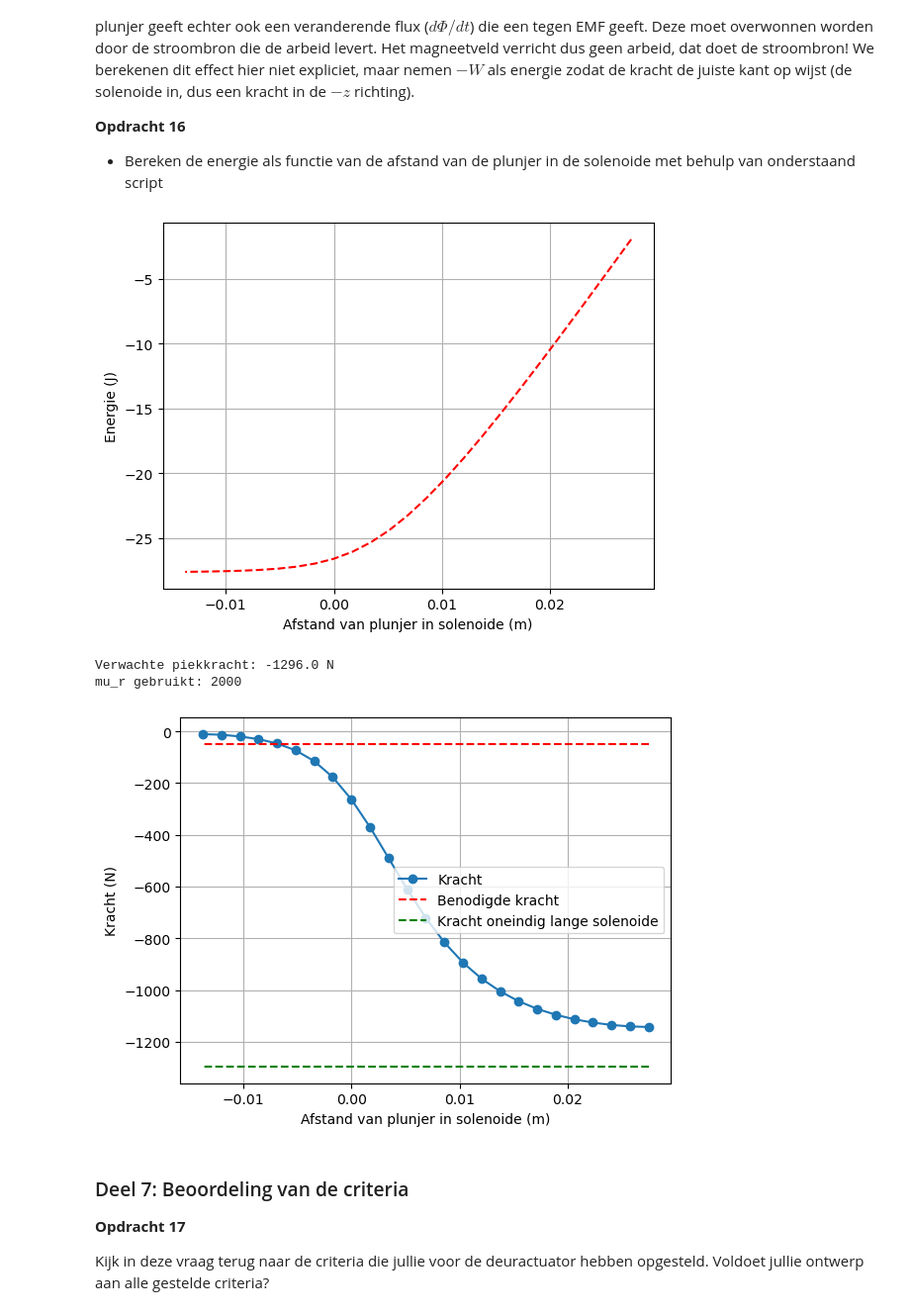
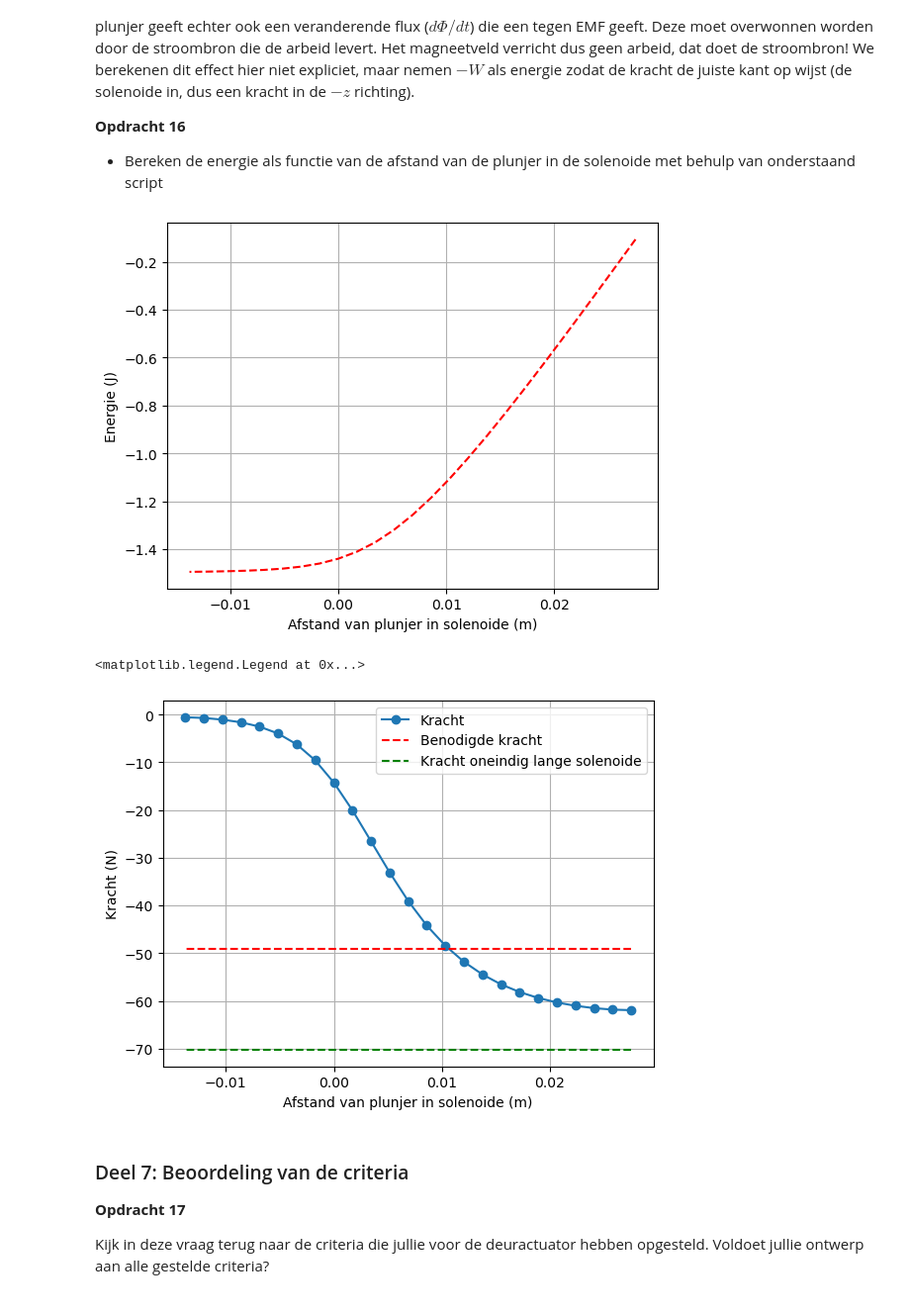
Before and after one commit to jasperbom747-creator/opdrachten-DEF-D-Jasper-Bom, a Jupyter notebook: DigitaleOntwerpopdrachten/Digitale opdracht 2/2KrachtactuatorOpdracht/KrachtactuatorOpdracht.ipynb, the cells around one changed output. Shown at 99% size. Saved outputs shown, nothing was run; the diff lists cells and outputs as text; code cells hidden in the pictures.

```diff
--- a/DigitaleOntwerpopdrachten/Digitale opdracht 2/2KrachtactuatorOpdracht/KrachtactuatorOpdracht.ipynb
+++ b/DigitaleOntwerpopdrachten/Digitale opdracht 2/2KrachtactuatorOpdracht/KrachtactuatorOpdracht.ipynb
@@ -303,7 +305,7 @@ r_source=np.array([0, 0, 0])
 
 
 
-def field_current_element(r_field, r_source, dl):
+def field_current_element(r_field, r_source, dl,I):
     # r_field are coordinates at which we want to calculate the field
     # r_source are coordinates of the current source
     # dl is the vector of the length of the current element
@@ -325,7 +327,7 @@ def field_current_element(r_field, r_source, dl):
 
 #printen van de antwoorden
 analytical_answer=(I/4/np.pi)*(L_draad/64)/np.sum((r_field-r_source)**2) # een veld elementje.
-numerical_answer= field_current_element(r_field, r_source, dl,)
+numerical_answer= field_current_element(r_field, r_source, dl,I)
 
 print(f'The analytical answer is {analytical_answer:.7f} A/m in the y-direction')
 
@@ -469,9 +476,10 @@ Bereken de $z$-component van het $\mathbf{H}$-veld op de as van de solenoide ove
 n_ax=25
 z_ax=np.linspace(0, 1.5*L_sol/2, n_ax) #25 punten vanaf midden tot 1.5 x lengte van de solenoïde
 H_ax=np.zeros((n_ax,1))
+I_sol = 0.5
 
 N=1000
-L_draad = 33  # m
+L_draad = l_max
 N_wikkel = L_draad / (2 * np.pi * r_sol)  #
 
 for i_field in range(n_ax):
@@ -496,7 +504,7 @@ for i_field in range(n_ax):
         #vector van een kleine afstand over de draad
         dl = np.array([-r_sol * np.sin(phi) * d_phi, r_sol * np.cos(phi) * d_phi, dz])
 
-        Hsimulated += field_current_element(r_field, r_source, dl)
+        Hsimulated += field_current_element(r_field, r_source, dl,I_sol)
         print(f"Ifield =  {i_field}", end="")
 
     # selecting the z-component
@@ -504,11 +512,11 @@ for i_field in range(n_ax):
 
 
 #H = n*I = N_omwent/L_sol * I (formule ideale solenoïde)
-analytical_answer = N_wikkel * I / L_sol
+analytical_answer = N_wikkel * I_sol / L_sol
 H_veld_ideaal=analytical_answer*np.ones(n_ax)*(1.0*(z_ax < L_sol/2))
 
 # dit is nog een aardige analytische uitdrukking die je kan uitrekenen voor de z-component op de as van een solenoide met eindige lengte
-H_veld_analytisch=(N_wikkel*I/L_sol/2)*((L_sol/2-z_ax)/np.sqrt((z_ax- L_sol/2)**2 + r_sol**2)+(L_sol/2+z_ax)/np.sqrt((z_ax+ L_sol/2)**2 + r_sol**2))
+H_veld_analytisch=(N_wikkel*I_sol/L_sol/2)*((L_sol/2-z_ax)/np.sqrt((z_ax- L_sol/2)**2 + r_sol**2)+(L_sol/2+z_ax)/np.sqrt((z_ax+ L_sol/2)**2 + r_sol**2))
 
 plt.figure(figsize=[10, 5])
 plt.title('z-component van H-veld op de as')
@@ -537,11 +545,11 @@ Zoals je uit je berekening voor het $\mathbf{H}$ kan zien is de energie van de p
 
 * Bereken de energie als functie van de afstand van de plunjer in de solenoide met behulp van onderstaand script
 # %%
-# Cel 39 — correct:
+
 H = H_ax.flatten()  # shape (25,)
 dz = z_ax[1] - z_ax[0]
 mu_0 = 4 * np.pi * 1e-7
-mu_r = 2000
+mu_r = 15000
 r_s = r_sol
 L_s = L_sol
 
@@ -555,31 +563,25 @@ plt.ylabel('Energie (J)')
 plt.grid()
 plt.show()
 # %% [output]
-[figure, old version]
+[figure, new version]
 # %%
-# Cel 40 — correct:
-force_analytical = -mu_0 * mu_r * np.pi * r_s**2 * N_wikkel**2 * I**2 / 2 / L_s**2
+mu_r = 15000
+
+force_analytical = -mu_0 * mu_r * np.pi * r_s**2 * N_wikkel**2 * I_sol**2 / 2 / L_s**2
 
 # Gradient langs z_ax, dan teken als functie van (L_s/2 - z_ax)
 force_numerical = np.gradient(Wz, dz)
 
 plt.plot(L_s/2 - z_ax, force_numerical, '-o', label='Kracht')
 plt.plot(L_s/2 - z_ax, (-5*9.8)*np.ones(n_ax), '--r', label='Benodigde kracht')
 plt.plot(L_s/2 - z_ax, force_analytical*np.ones(n_ax), '--g', label='Kracht oneindig lange solenoide')
 plt.xlabel('Afstand van plunjer in solenoide (m)')
 plt.ylabel('Kracht (N)')
 plt.grid()
 plt.legend()
-
-# Verwachte piekkracht analytisch (rand van solenoïde):
-n = N_wikkel / L_s          # wikkelingen per meter
-F_piek = -0.5 * mu_0 * mu_r * np.pi * r_s**2 * (n * I)**2
-print(f"Verwachte piekkracht: {F_piek:.1f} N")
-print(f"mu_r gebruikt: {mu_r}")
 # %% [output]
-Verwachte piekkracht: -1296.0 N
-mu_r gebruikt: 2000
+<matplotlib.legend.Legend at 0x...>
-[figure, old version]
+[figure, new version]
 # %% [markdown]
 ### Deel 7: Beoordeling van de criteria
 **Opdracht 17**
```
Also changed, not shown: parts of 12 cells of this notebook.
